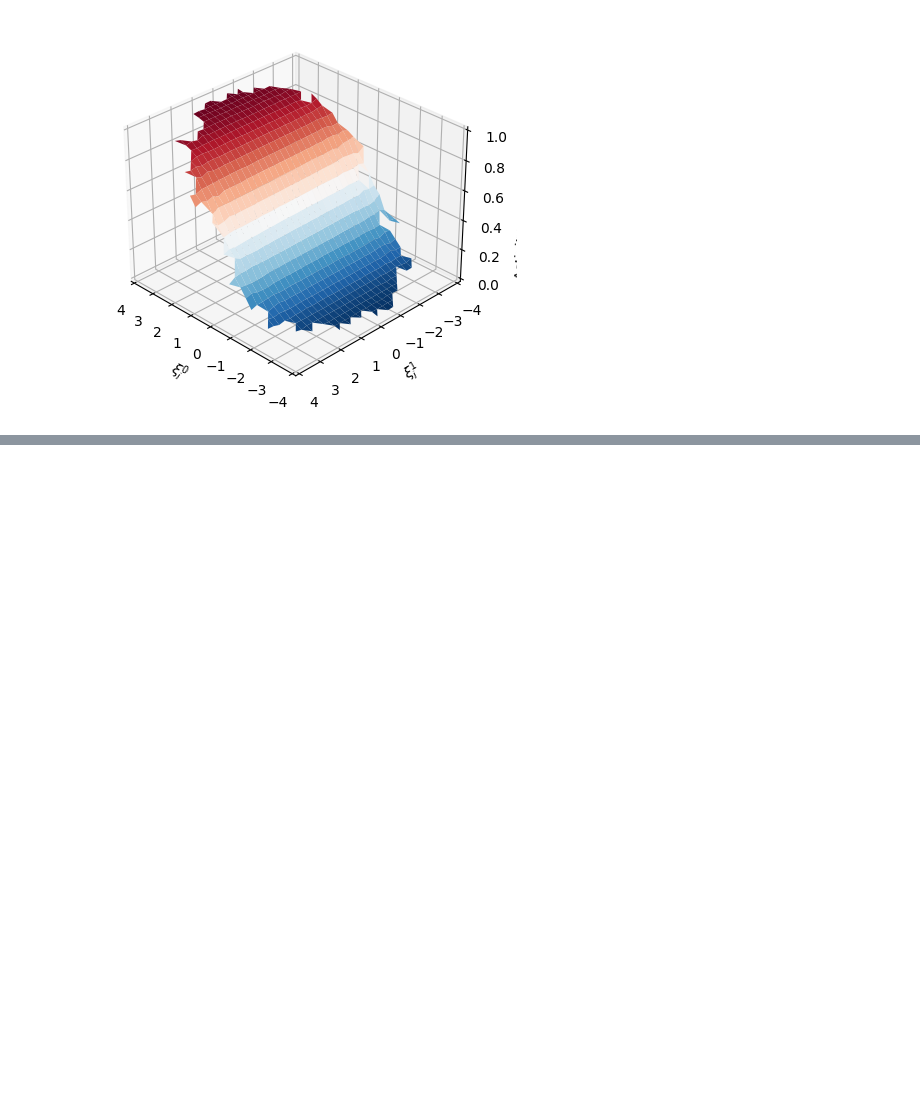
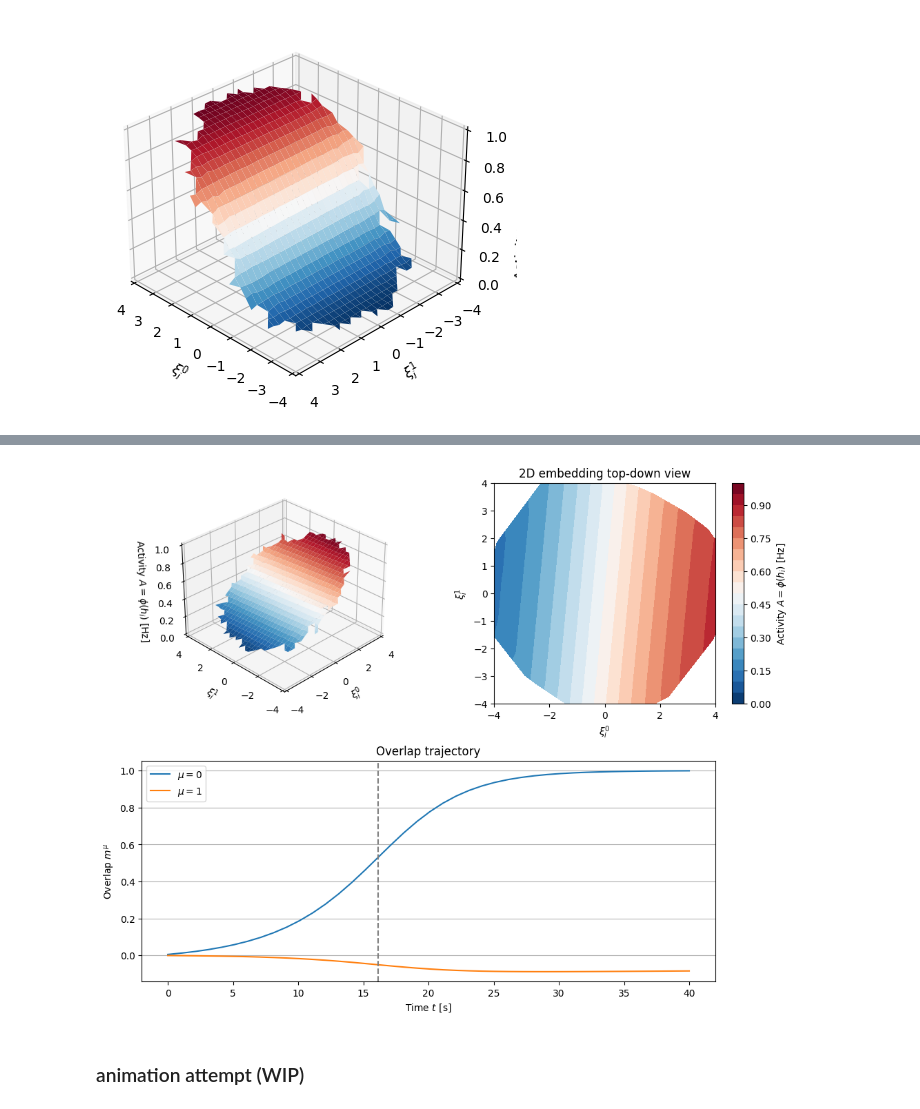
Before and after one commit to ninivert/lcnthesis, a Jupyter notebook: notebooks/embedding_d=2.ipynb, the cells around one changed output, grey strips where cells are left out. Saved outputs shown, nothing was run; the diff lists cells and outputs as text; code cells hidden in the pictures; blank space fills up the shorter version.

Commit message:
2d animations cleanup

```diff
--- a/notebooks/embedding_d=2.ipynb
+++ b/notebooks/embedding_d=2.ipynb
@@ -246,9 +165,6 @@ ax.set_ylim((-4, 4))
 ax.set_xlabel('$\\xi^0_i$')
 ax.set_ylabel('$\\xi^1_i$')
 plt.show()
-
-def midpoints(arr):
-	return (arr[:-1] + arr[1:]) / 2
 
 # %matplotlib widget
 %matplotlib inline
@@ -269,0 +206,52 @@ plt.show()
+# %%
+activity = phi(res.y)
+idt = 20
+
+plt.close('all')
+fig, axes = plt.subplot_mosaic([
+	['a','b'],
+	['m','m'],
+], figsize=(10, 8), constrained_layout=True)
+
+# 2d plotting
+
+contour = axes['b'].tricontourf(rnn.F[:, 0], rnn.F[:, 1], activity[:, idt], levels=np.linspace(0, 1, 20+1), cmap='RdBu_r')
+cbar = fig.colorbar(contour, ax=axes['b'], label='Activity $A = \\phi(h_i)$ [Hz]')
+
+axes['b'].set_title('2D embedding top-down view')
+axes['b'].set_xlabel('$\\xi^0_i$')
+axes['b'].set_ylabel('$\\xi^1_i$')
+axes['b'].set_xlim((-4, 4))
+axes['b'].set_ylim((-4, 4))
+axes['b'].set_aspect('equal')
+
+# 3d plotting
+
+ss = axes['a'].get_subplotspec()
+axes['a'].remove()
+axes['a'] = fig.add_subplot(ss, projection='3d')  # replace by 3D axis
+
+# note : when we plot the bins, we have [y, x] indexing, so we need to invert the x and y arguments here
+bins = stats.binned_statistic_2d(rnn.F[:, 1], rnn.F[:, 0], activity[:, idt], statistic='mean', bins=30, range=((-4, 4), (-4, 4)))
+xx, yy = np.meshgrid(midpoints(bins.x_edge), midpoints(bins.y_edge))
+surf = axes['a'].plot_surface(xx, yy, bins.statistic, cmap='RdBu_r')
+
+axes['a'].set_zlim((0, 1))
+axes['a'].set_xlim((-4, 4))
+axes['a'].set_ylim((-4, 4))
+axes['a'].set_xlabel('$\\xi^0_i$')
+axes['a'].set_ylabel('$\\xi^1_i$')
+axes['a'].set_zlabel('Activity $A = \\phi(h_i)$ [Hz]')
+axes['a'].view_init(azim=180+45)
+# axes['a'].set_title('3D view')
+
+# trajectory
+
+plot_overlap_trajectory(rnn, res, figax=(fig, axes['m']))
+axes['m'].axvline(res.t[idt], color='tab:gray', linestyle='--')
+
+plt.show()
+# %% [output]
+[figure, added]
+# %% [markdown]
+### animation attempt (WIP)
```
Also changed, not shown: parts of 15 cells of this notebook, 4 other files.
